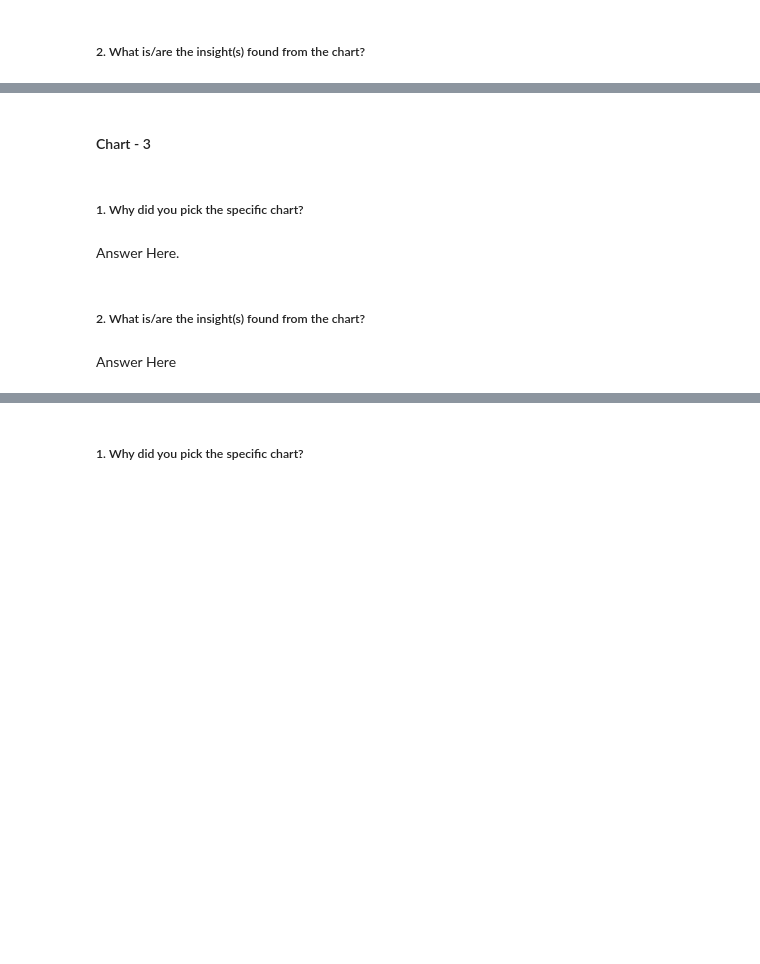
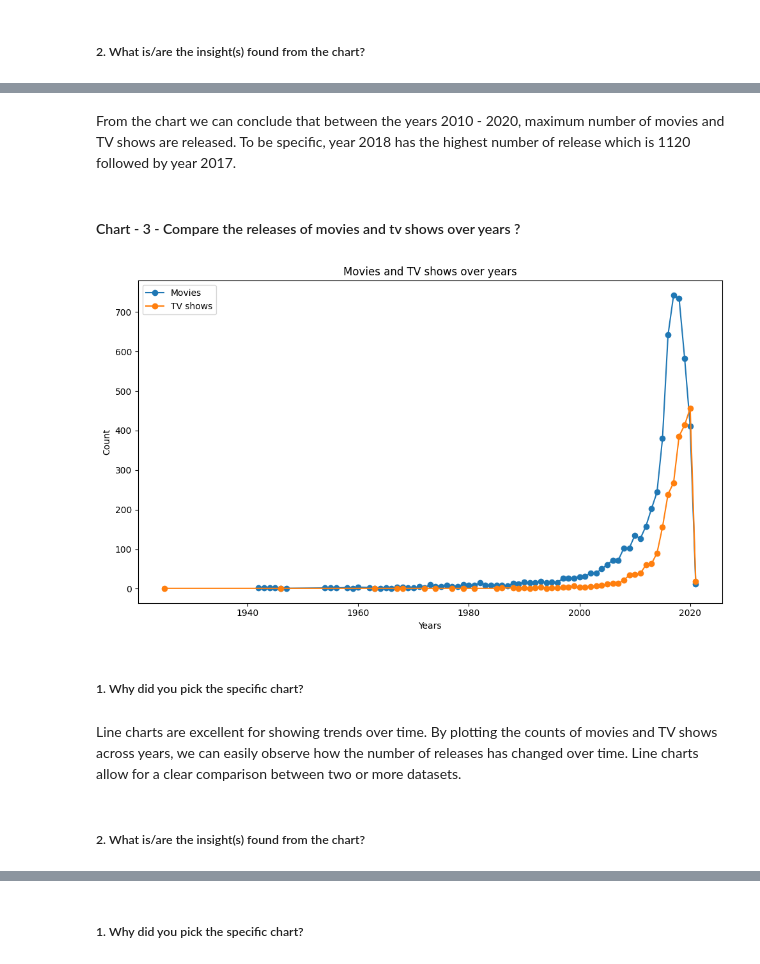
Before and after one commit to ish-war/netflix-movies-shows, a Jupyter notebook: ishwar_ML_project.ipynb, the cells around one changed output, grey strips where cells are left out. Drawn from its saved outputs; the diff is of its cells as text; code cells hidden in the pictures; blank space fills up the shorter version.

```diff
--- a/ishwar_ML_project.ipynb
+++ b/ishwar_ML_project.ipynb
@@ -314,3 +416,8 @@ Answer Here
+# %%
+# creating different columns of TV shows and movies
+
+movies = df1[df1['type'] == 'Movie']
+tv_shows = df1[df1['type'] == 'TV Show']
 # %% [markdown]
 ### What all manipulations have you done and insights you found?
 # %% [markdown]
@@ -354,2 +488,0 @@ Answer Here
-# %% [markdown]
-#### Chart - 3
@@ -358,8 +489,29 @@ Answer Here
+# %% [markdown]
+From the chart we can conclude that between the years 2010 - 2020, maximum number of movies and TV shows are released. To be specific, year 2018 has the highest number of release which is 1120 followed by year 2017.
+# %% [markdown]
+#### Chart - 3 - Compare the releases of movies and tv shows over years ?
+# %%
+# count of movies for each release year
+movies_year = movies['release_year'].value_counts().sort_index(ascending = False)
+
+# count of tv shows for each year
+tv_shows_year = tv_shows['release_year'].value_counts().sort_index(ascending = False)
+# %%
+# Chart - 3 visualization code
+plt.figure(figsize = (10,6))
+plt.plot(movies_year.index, movies_year.values, marker='o', label='Movies')
+plt.plot(tv_shows_year.index, tv_shows_year.values, marker= 'o', label= 'TV shows')
+plt.title('Movies and TV shows over years')
+plt.xlabel('Years')
+plt.ylabel('Count')
+plt.legend()
+plt.tight_layout()
+plt.show()
+# %% [output]
+[figure, added]
 # %% [markdown]
 ##### 1. Why did you pick the specific chart?
-# %% [markdown]
-Answer Here.
+# %% [markdown]
+Line charts are excellent for showing trends over time. By plotting the counts of movies and TV shows across years, we can easily observe how the number of releases has changed over time. Line charts allow for a clear comparison between two or more datasets.
 # %% [markdown]
 ##### 2. What is/are the insight(s) found from the chart?
-# %% [markdown]
-Answer Here
```
Also changed, not shown: parts of 67 cells of this notebook.
